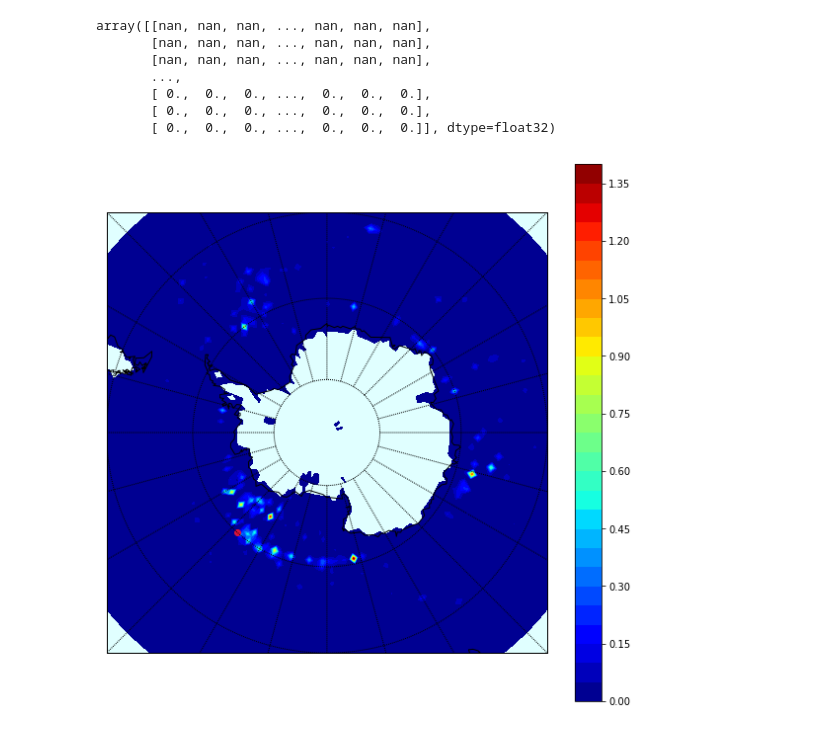
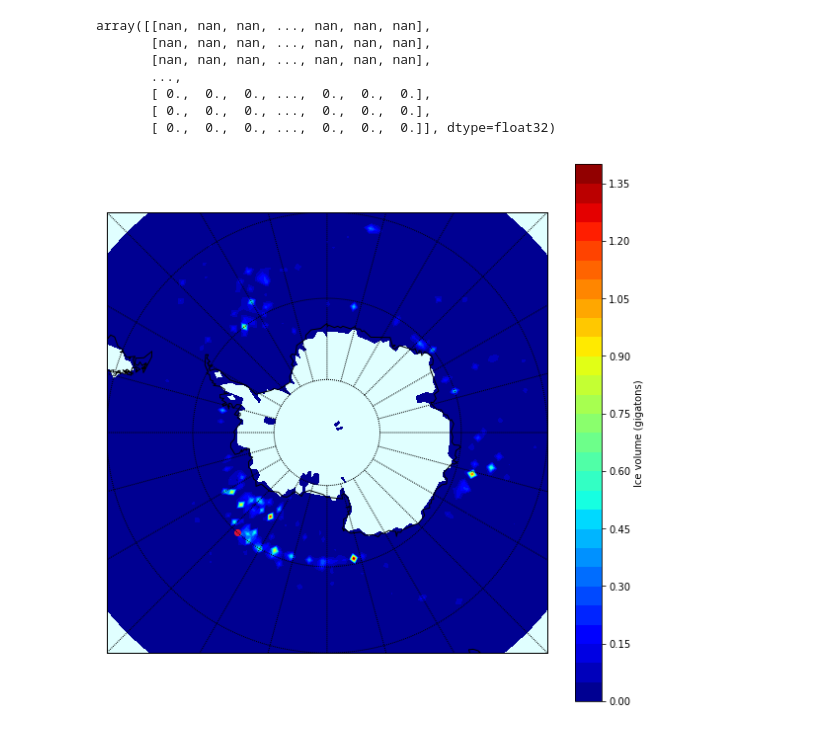
Before and after one commit to codeybear/Icebergs, a Jupyter notebook: ALTIBERG.ipynb, the cells around one changed output. Drawn from its saved outputs; the diff is of its cells as text; code cells hidden in the pictures.

Commit message:
EMA figures creation

```diff
--- a/ALTIBERG.ipynb
+++ b/ALTIBERG.ipynb
@@ -219,28 +247,29 @@ array([[nan, nan, nan, ..., nan, nan, nan],
 # %%
 # Useful south pole stereographic link
 # Shows how to plot points as well
 #https://stackoverflow.com/questions/45302485/matplotlib-focus-on-specific-lon-lat-using-spstere-projection
 
 # create a map
 plt.figure(figsize=(10,10))
 m = Basemap(projection = 'spstere', boundinglat = -50, lon_0 = 180)
 sea_color = 'lightcyan'
 
 # set any desired features
 m.drawcoastlines()
 m.drawmapboundary(fill_color = sea_color)
 m.drawparallels(np.arange(-80, 81, 15))
 m.drawmeridians(np.arange(-180, 180, 15))
 
 x, y = m(*np.meshgrid(lonvals, latvals))
 
 # make filled contour plot.`
 m.contourf(x, y, ice2d, 30, cmap = plt.cm.jet)
-plt.colorbar(orientation="vertical")
+cbar = plt.colorbar(orientation="vertical")
+cbar.set_label('Ice volume (gigatons)')
 
 x, y = m(-138,-65) # <-- find those points by looking at meridians and parallels
 m.scatter(x, y, c="crimson")
 
 plt.show()
 # %% [output]
-[figure, old version]
+[figure, new version]
```
Also changed, not shown: parts of 2 cells of this notebook, 1 other file.
